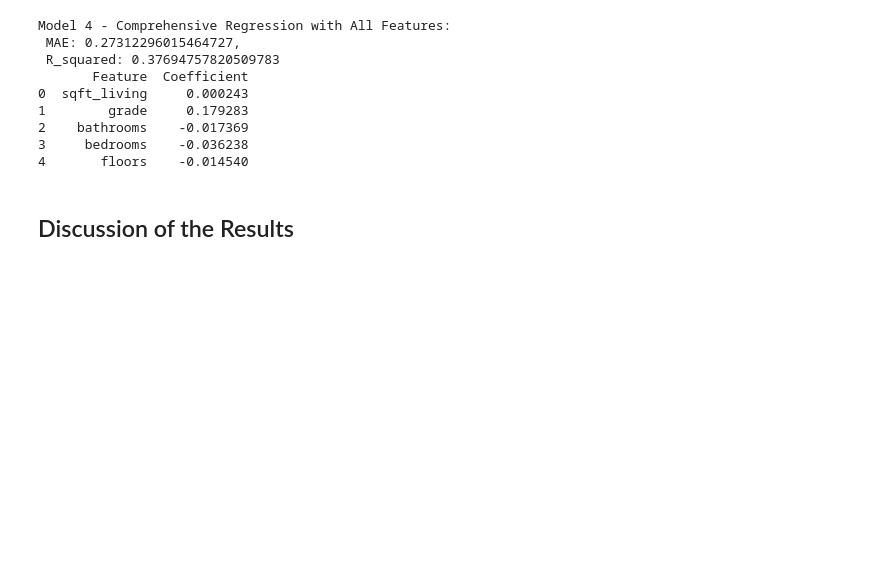
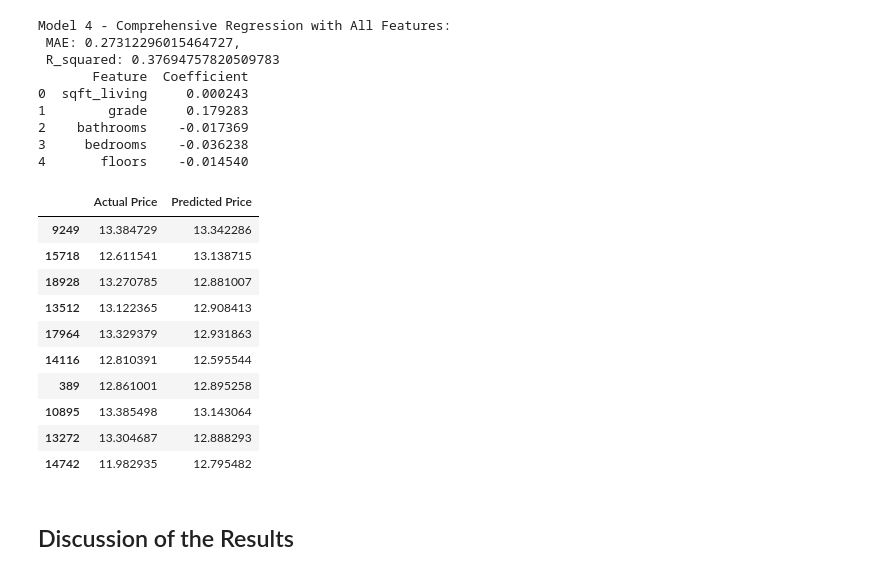
Before and after one commit to ANGI3MAINA/King-County-Housing-Analysis, a Jupyter notebook: Data/Work/George.ipynb, the cells around one changed output. Drawn from its saved outputs; the diff is of its cells as text; code cells hidden in the pictures; blank space fills up the shorter version.

```diff
--- a/Data/Work/George.ipynb
+++ b/Data/Work/George.ipynb
@@ -459,6 +461,26 @@ Model 4 - Comprehensive Regression with All Features:
 2    bathrooms    -0.017369
 3     bedrooms    -0.036238
 4       floors    -0.014540
+# %%
+# Create a DataFrame with actual and predicted prices
+comparison_df = pd.DataFrame({
+    'Actual Price': y_test,
+    'Predicted Price': y_pred4
+})
+
+comparison_df.head(10)
+# %% [output]
+|  | Actual Price | Predicted Price |
+| 9249 | 13.384729 | 13.342286 |
+| 15718 | 12.611541 | 13.138715 |
+| 18928 | 13.270785 | 12.881007 |
+| 13512 | 13.122365 | 12.908413 |
+| 17964 | 13.329379 | 12.931863 |
+| 14116 | 12.810391 | 12.595544 |
+| 389 | 12.861001 | 12.895258 |
+| 10895 | 13.385498 | 13.143064 |
+| 13272 | 13.304687 | 12.888293 |
+| 14742 | 11.982935 | 12.795482 |
 # %% [markdown]
 ## Discussion of the Results
 # %% [markdown]
```
Also changed, not shown: parts of 2 cells of this notebook.
